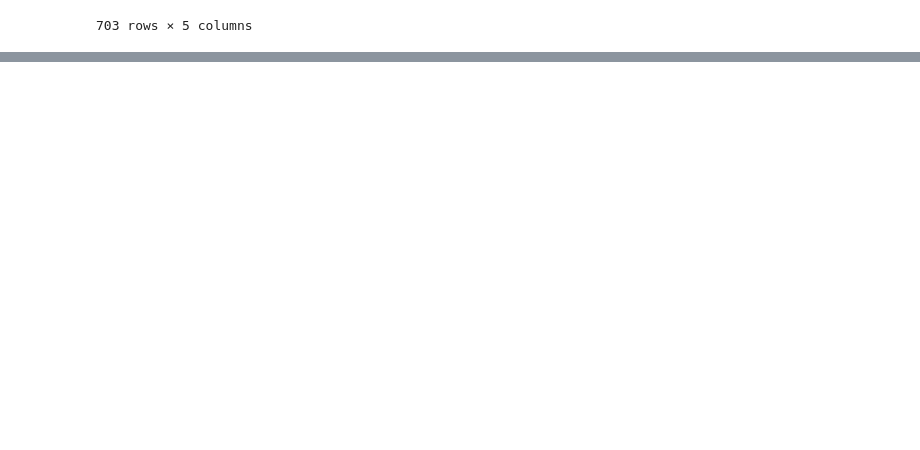
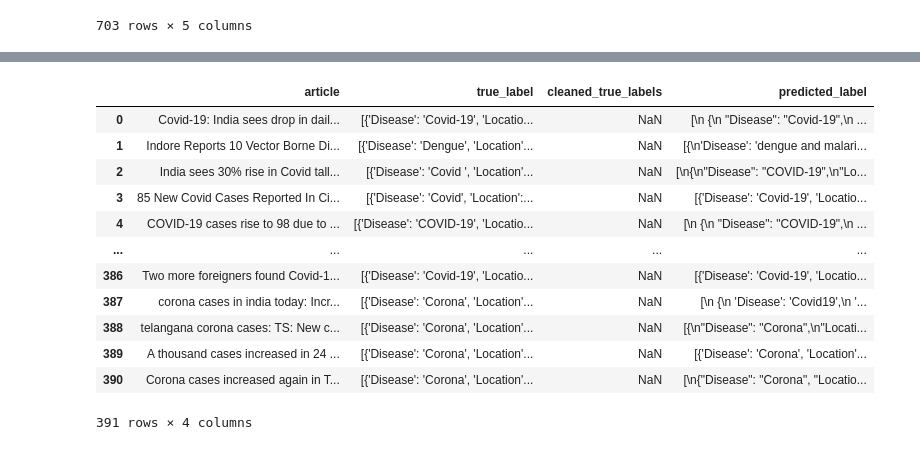
Before and after one commit to SabaAnjum2002/Evaluation_on_IndicTrans_Intrans2_GoogleTrans, a Jupyter notebook: Event_Extraction_Using_Chatgpt/code.ipynb, the cells around one changed output, grey strips where cells are left out. Drawn from its saved outputs; the diff is of its cells as text; code cells hidden in the pictures; blank space fills up the shorter version.

```diff
--- a/Event_Extraction_Using_Chatgpt/code.ipynb
+++ b/Event_Extraction_Using_Chatgpt/code.ipynb
@@ -377,0 +403,3 @@ dm
+# %%
+ev1=pd.read_csv('Event_Extraction_Chatgpt.csv')
+ev1
@@ -377,0 +428,2 @@ dm
+# %%
+result=pd.concat([ev,ev1],axis=0)
@@ -377,0 +456,2 @@ dm
+# %%
+df_fil= result[result['true_label'] != '[]']
@@ -377,0 +474,18 @@ dm
+# %%
+df_fil.reset_index(drop=True, inplace=True)
+# %%
+df_fil
+# %% [output]
+|  | article | true_label | cleaned_true_labels | predicted_label |
+| 0 | Covid-19: India sees drop in dail... | [{'Disease': 'Covid-19', 'Locatio... | NaN | [\n {\n "Disease": "Covid-19",\n ... |
+| 1 | Indore Reports 10 Vector Borne Di... | [{'Disease': 'Dengue', 'Location'... | NaN | [{\n'Disease': 'dengue and malari... |
+| 2 | India sees 30% rise in Covid tall... | [{'Disease': 'Covid ', 'Location'... | NaN | [\n{\n"Disease": "COVID-19",\n"Lo... |
+| 3 | 85 New Covid Cases Reported In Ci... | [{'Disease': 'Covid', 'Location':... | NaN | [{'Disease': 'Covid-19', 'Locatio... |
+| 4 | COVID-19 cases rise to 98 due to ... | [{'Disease': 'COVID-19', 'Locatio... | NaN | [\n {\n "Disease": "COVID-19",\n ... |
+| ... | ... | ... | ... | ... |
+| 386 | Two more foreigners found Covid-1... | [{'Disease': 'Covid-19', 'Locatio... | NaN | [{'Disease': 'Covid-19', 'Locatio... |
+| 387 | corona cases in india today: Incr... | [{'Disease': 'Corona', 'Location'... | NaN | [\n {\n 'Disease': 'Covid19',\n '... |
+| 388 | telangana corona cases: TS: New c... | [{'Disease': 'Corona', 'Location'... | NaN | [{\n"Disease": "Corona",\n"Locati... |
+| 389 | A thousand cases increased in 24 ... | [{'Disease': 'Corona', 'Location'... | NaN | [{'Disease': 'Corona', 'Location'... |
+| 390 | Corona cases increased again in T... | [{'Disease': 'Corona', 'Location'... | NaN | [\n{"Disease": "Corona", "Locatio... |
+391 rows × 4 columns
```
Also changed, not shown: parts of 23 cells of this notebook, 6 other files.
